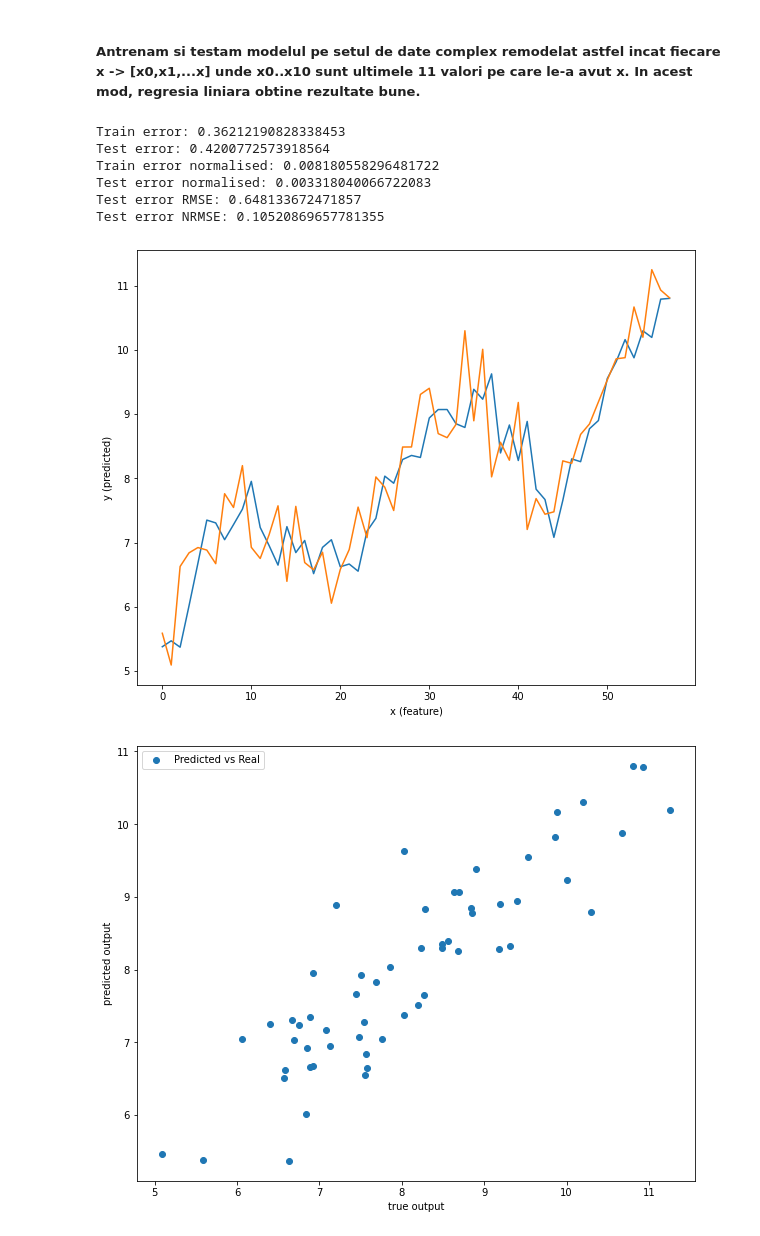
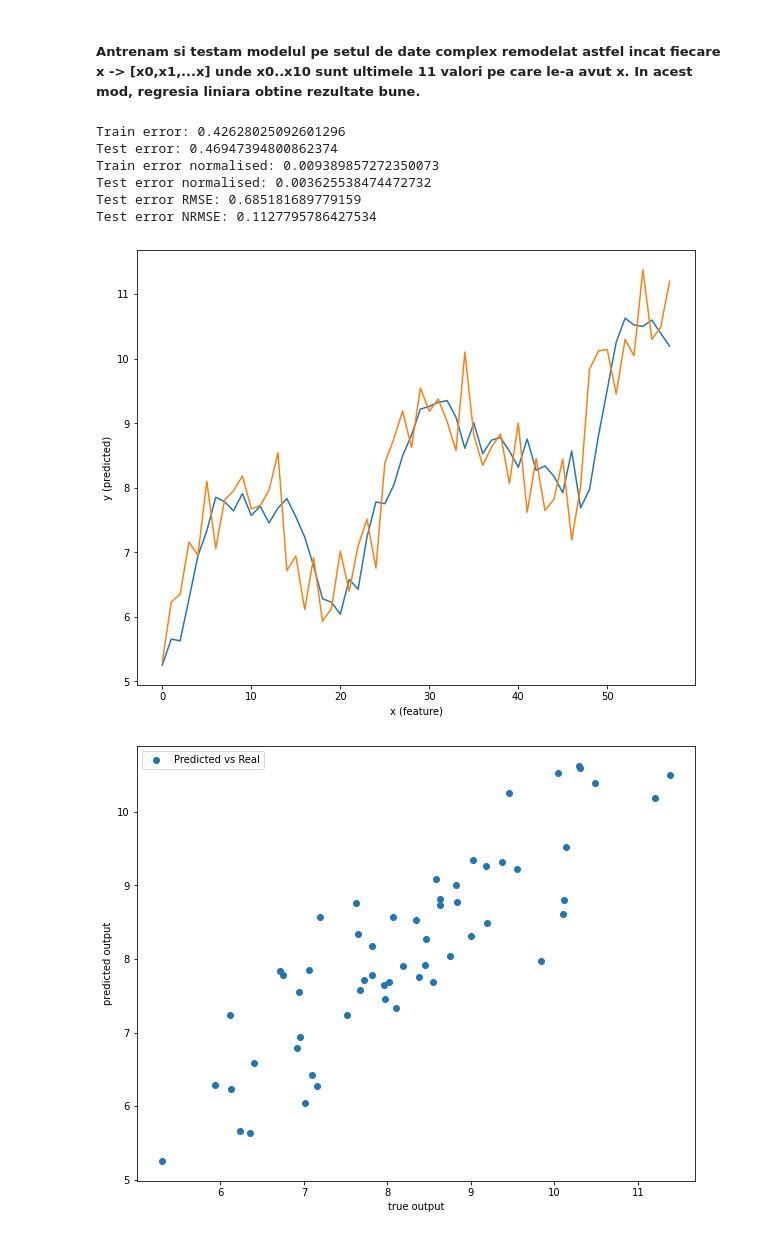
Before and after one commit to PrioteasaAndrei/Tema-IA-2, a Jupyter notebook: problem11.ipynb, the cells around one changed output. Drawn from its saved outputs; the diff is of its cells as text; code cells hidden in the pictures.

```diff
--- a/problem11.ipynb
+++ b/problem11.ipynb
@@ -21,7 +21,7 @@ RMSE creste direct proportional (liniar) cu noise
 # %%
 
 
-X_simple,t_simple = simple_dataset(noise=10)
+X_simple,t_simple = simple_dataset(noise=20)
 # X_simple = np.reshape(X_simple,X_simple.shape[0])
 
 division_ratio = 0.8
@@ -33,22 +33,7 @@ X_test_simple = X_simple[split_point:]
 t_train_simple = t_simple[:split_point]
 t_test_simple = t_simple[split_point:]
 
-
-# X_complex,t_complex = complex_dataset()
-# X_complex = X_complex[:,np.newaxis]
-# # tmp = np.array([[x] for x in X_complex])
-# # X_complex = tmp
-
-# split_point =int(division_ratio * len(X_complex))
-
-# X_train_complex = X_complex[:split_point]
-# X_test_complex = X_complex[split_point:]
-
-# t_train_complex = t_complex[:split_point]
-# t_test_complex = t_complex[split_point:]
-
-
-X_complex,t_complex = remodel_complex_dataset()
+X_complex,t_complex = remodel_complex_dataset(n_samples=300)
 
 split_point =int(division_ratio * len(X_complex))
 
@@ -240,34 +225,35 @@ print("Test error normalised:",normalised_squared_error(y_test,t_test_complex))
 print("Test error RMSE:",RMSE(y_test,t_test_complex))
 print("Test error NRMSE:",NRMSE(y_test,t_test_complex))
 # %% [output]
-Train error: 0.36212190828338453
-Test error: 0.4200772573918564
-Train error normalised: 0.008180558296481722
-Test error normalised: 0.003318040066722083
-Test error RMSE: 0.648133672471857
-Test error NRMSE: 0.10520869657781355
+Train error: 0.42628025092601296
+Test error: 0.46947394800862374
+Train error normalised: 0.009389857272350073
+Test error normalised: 0.003625538474472732
+Test error RMSE: 0.685181689779159
+Test error NRMSE: 0.1127795786427534
 # %%
 fig = plt.figure(figsize=(10, 8))
 plt.xlabel("x (feature)")
 plt.ylabel("y (predicted)")
 
 plt.plot(y_test)
 plt.plot(t_test_complex)
 
 fig = plt.figure(figsize=(10, 8))
 plt.xlabel("true output")
 plt.ylabel("predicted output")
 plt.scatter(t_test_complex,y_test,label='Predicted vs Real')
 
 plt.legend()
 plt.show()
 
 fig = plt.figure(figsize=(10, 8))
 
 plt.scatter(X_test_complex_default, t_test_complex_default, facecolor="none", edgecolor="r", s=50, label="complex testing data")
-plt.plot(X_test_complex_default[:58],y_test,label='prediction')
+min_len = min(X_test_complex_default.shape[0],y_test.shape[0])
+plt.plot(X_test_complex_default[:min_len],y_test[:min_len],label='prediction')
 plt.legend()
 plt.show()
 # %% [output]
-[figure, old version]
+[figure, new version]
-[figure, old version]
+[figure, new version]
```
Also changed, not shown: parts of 5 cells of this notebook, 5 other files.
